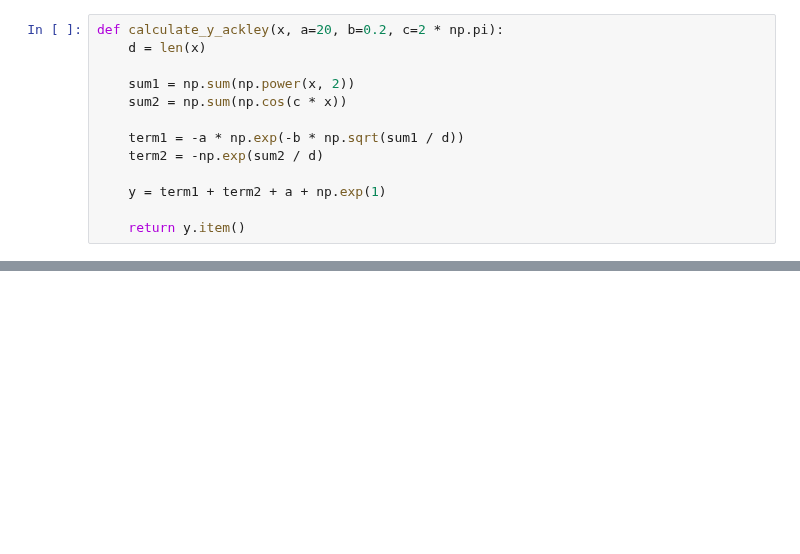
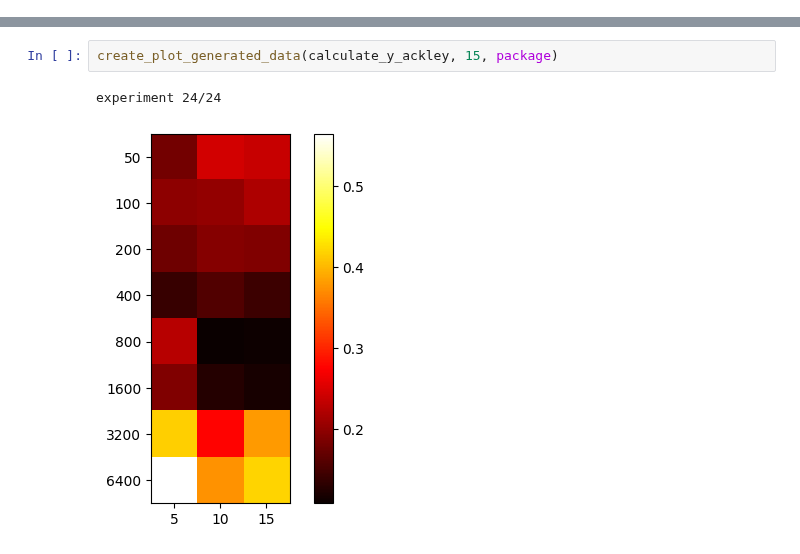
Before and after one commit to inagege/ImprovingSubgroupDiscovery, a Jupyter notebook: PRIM_Performance_Analyzing/PRIM_Baseline.ipynb, the cells around one changed output, grey strips where cells are left out. Cells and saved outputs as stored; diff of their text form; blank space fills up the shorter version.

```diff
--- a/PRIM_Performance_Analyzing/PRIM_Baseline.ipynb
+++ b/PRIM_Performance_Analyzing/PRIM_Baseline.ipynb
@@ -46,13 +0,0 @@ def calculate_y_oakley_ohagan2004(xx):
-# %%
-def calculate_y_ackley(x, a=20, b=0.2, c=2 * np.pi):
-    d = len(x)
-
-    sum1 = np.sum(np.power(x, 2))
-    sum2 = np.sum(np.cos(c * x))
-
-    term1 = -a * np.exp(-b * np.sqrt(sum1 / d))
-    term2 = -np.exp(sum2 / d)
-
-    y = term1 + term2 + a + np.exp(1)
-
-    return y.item()
@@ -102,0 +10,5 @@ def calculate_precision_test_data(lims, x_test, y_test):
+# %%
+create_plot_generated_data(calculate_y_ackley, 15, package)
+# %% [output]
+experiment 24/24
+[figure, added]
```
Also changed, not shown: parts of 15 cells of this notebook, 11 other files.
